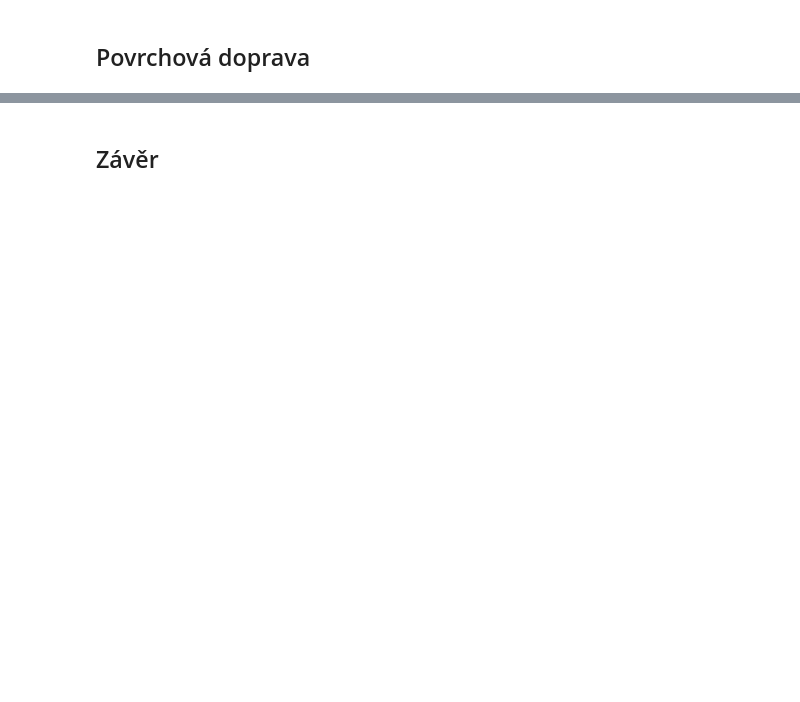
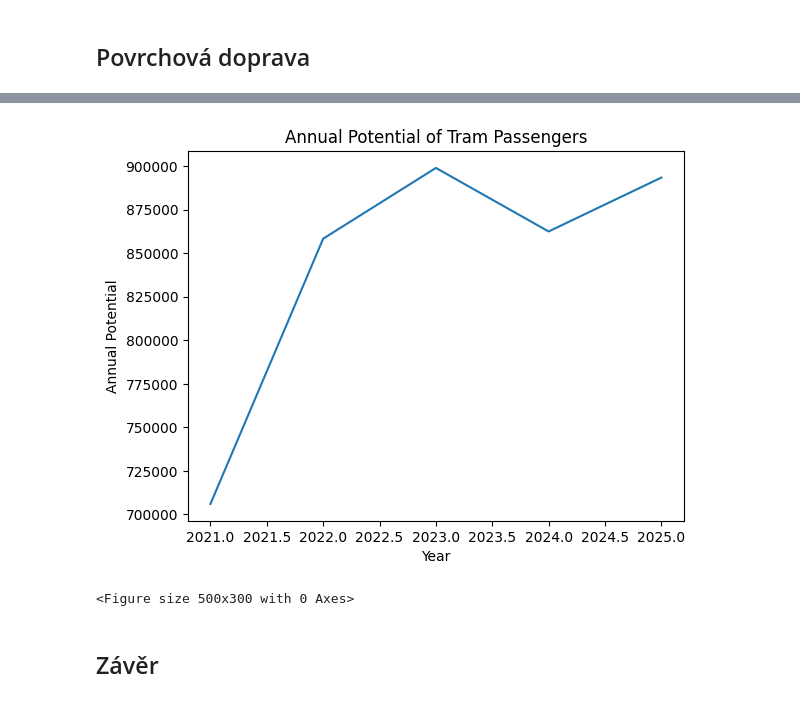
Before and after one commit to opendatalabcz/prague-transport-forecasting, a Jupyter notebook: MHD/nb_mhd.ipynb, the cells around one changed output, grey strips where cells are left out. Cells and saved outputs as stored; diff of their text form; code cells hidden in the pictures; blank space fills up the shorter version.

```diff
--- a/MHD/nb_mhd.ipynb
+++ b/MHD/nb_mhd.ipynb
@@ -79,0 +141,8 @@ memory usage: 51.4+ KB
+# %%
+annual_potential_bus = (
+    df_povrch.assign(year=df_povrch['datum'].dt.year)
+    .groupby('year')['Autobusy']
+    .quantile(0.8)
+    .rename('annual_potential_buses')
+)
+annual_potential_bus
@@ -80,3 +157,14 @@ memory usage: 51.4+ KB
+# %%
+graph = annual_potential_bus.plot(
+    title='Annual Potential of Tram Passengers',
+    ylabel='Annual Potential',
+    xlabel='Year')
+
+plt.figure(figsize=(5,3))
+plt.show()
+# %% [output]
+[figure, added]
+<Figure size 500x300 with 0 Axes>
 # %% [markdown]
 ## Závěr
 # %%
```
Also changed, not shown: parts of 16 cells of this notebook, 3 other files.
